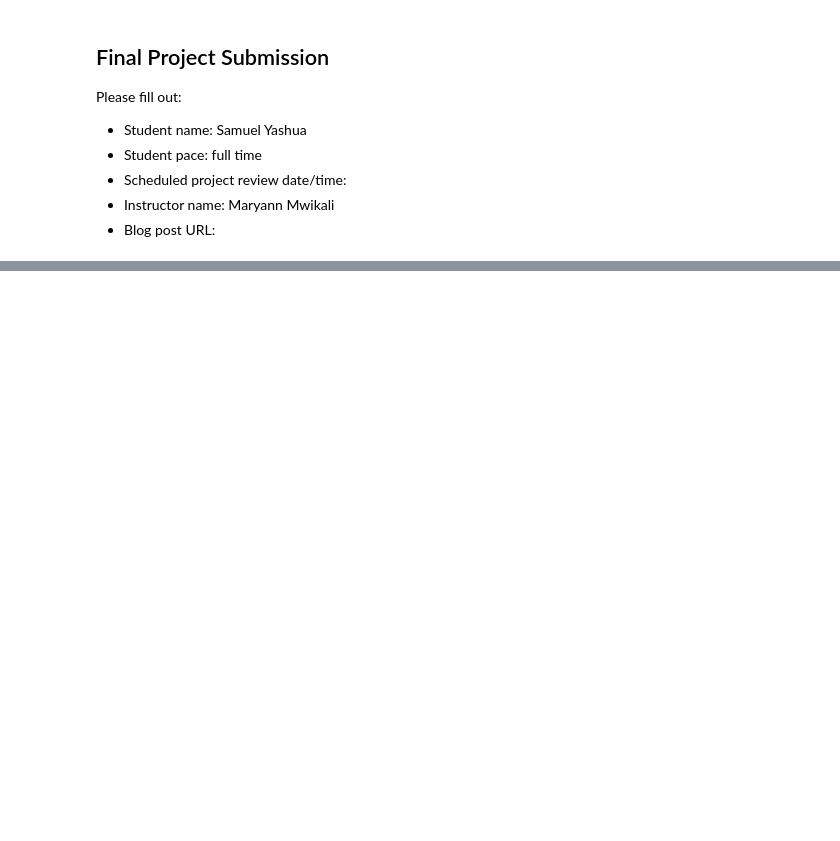
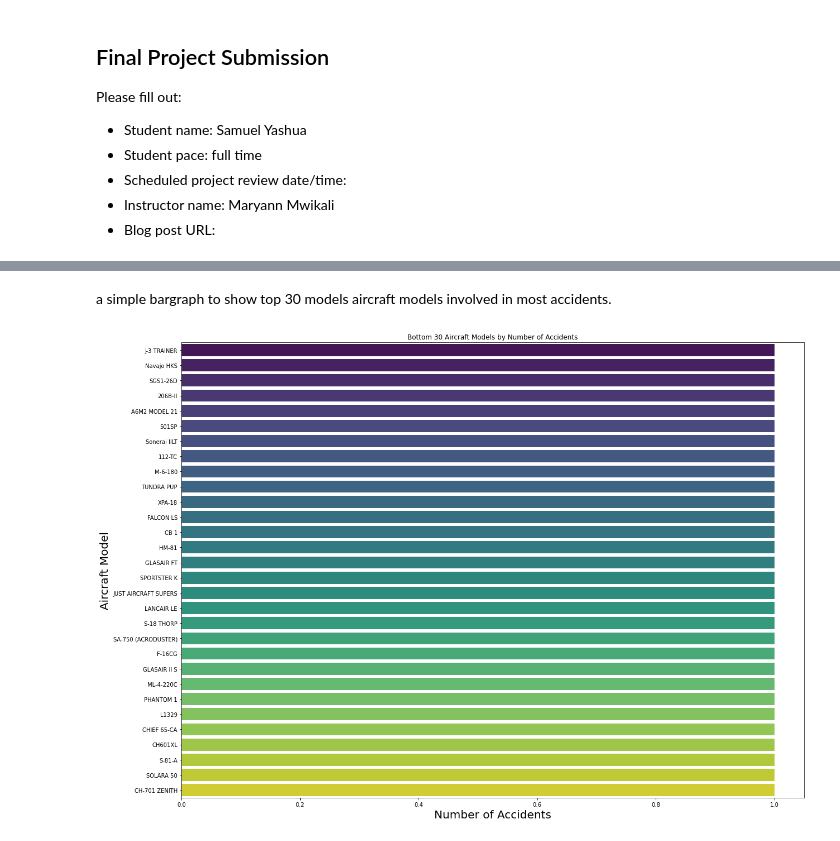
Before and after one commit to Yash-source-dev/dsc-phase-1-project-v3, a Jupyter notebook: student.ipynb, the cells around one changed output, grey strips where cells are left out. Saved outputs shown, nothing was run; the diff lists cells and outputs as text; code cells hidden in the pictures; blank space fills up the shorter version.

```diff
--- a/student.ipynb
+++ b/student.ipynb
@@ -342,0 +329,13 @@ plt.show()
+# %% [markdown]
+a simple bargraph to show top 30 models aircraft  models involved in most accidents.
+# %%
+#least accidents caused by this type of model
+bottom_aircraft_accidents = aircraft_accidents.nsmallest(30, 'Number of Accidents')
+plt.figure(figsize=(20, 15))
+sns.barplot(data=bottom_aircraft_accidents, x='Number of Accidents', y='Model', palette='viridis')
+plt.title('Bottom 30 Aircraft Models by Number of Accidents')
+plt.xlabel('Number of Accidents', fontsize=20)
+plt.ylabel('Aircraft Model', fontsize=20)
+plt.show()
+# %% [output]
+[figure, added]
```
Also changed, not shown: parts of 52 cells of this notebook.
